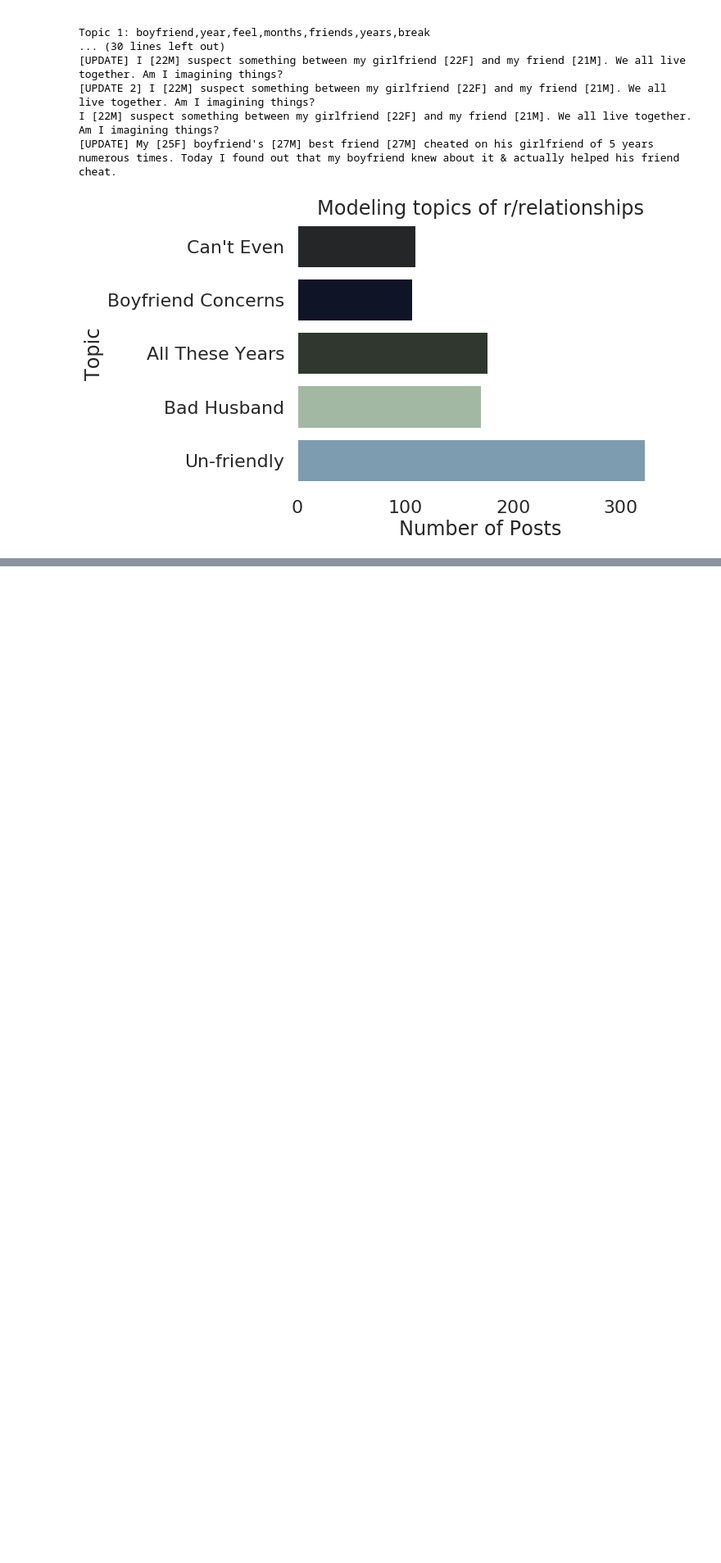
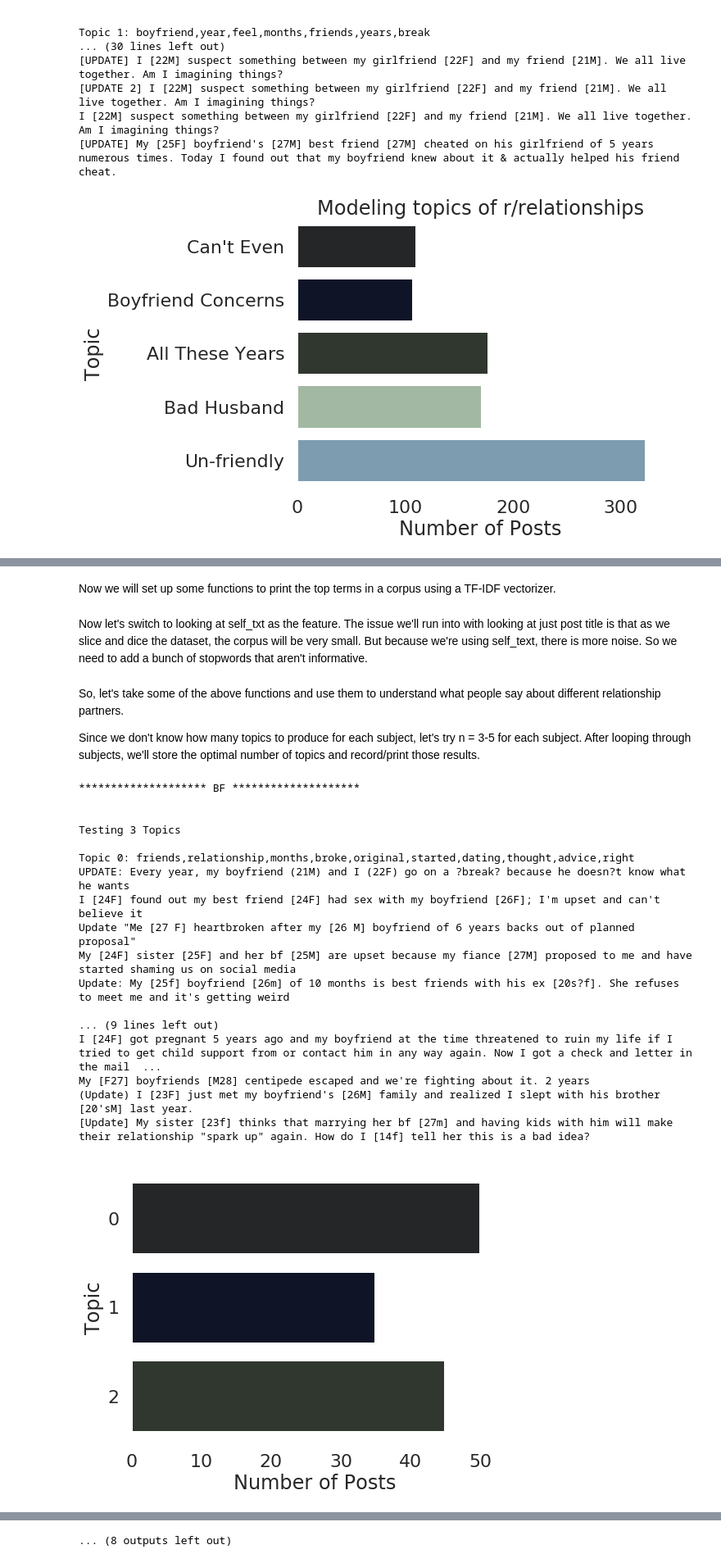
Before and after one commit to josh-ashkinaze/Reddit-Relationships-Analysis, a Jupyter notebook: Reddit_Relationships.ipynb, the cells around one changed output, grey strips where cells are left out. Shown at 82% size. Cells and saved outputs as stored; diff of their text form; code cells hidden in the pictures; blank space fills up the shorter version.

```diff
--- a/Reddit_Relationships.ipynb
+++ b/Reddit_Relationships.ipynb
@@ -548,0 +478,2 @@ clean_settings = {
+# %% [markdown]
+ Now we will set up some functions to print the top terms in a corpus using a TF-IDF vectorizer.
@@ -548,0 +520,2 @@ clean_settings = {
+# %% [markdown]
+Now let's switch to looking at self_txt as the feature. The issue we'll run into with looking at just post title is that as we slice and dice the dataset, the corpus will be very small. But because we're using self_text, there is more noise. So we need to add a bunch of stopwords that aren't informative.
@@ -548,0 +556,42 @@ clean_settings = {
+# %% [markdown]
+So, let's take some of the above functions and use them to understand what people say about different relationship partners.
+
+Since we don't know how many topics to produce for each subject, let's try n = 3-5 for each subject. After looping through subjects, we'll store the optimal number of topics and record/print those results.
+# %%
+# Loop through subjects, and test a different number of topics.
+
+
+n_topics = [3, 4, 5]
+topic_settings['n_top_words'] = 10
+topic_settings['n_top_docs'] = 5
+topic_settings['ngram'] = [1,1]
+
+for subj in ("BF", "Husband", "Wife", "GF"):
+  print( "*"*20, subj.upper(), "*"*20, "\n \n")
+  mydf = df.loc[(df['subj'] == subj)]
+  docs = mydf['self_txt'].tolist()
+  clean_docs = preprocess(docs, clean_settings)
+  for n in n_topics:
+    print("Testing {} Topics \n".format(n))
+    topic_settings['n_topics'] = n
+    W, H = make_topics(mydf, clean_docs, topic_settings)
+    print_topic_dist(W)
+# %% [output]
+******************** BF ********************
+
+
+Testing 3 Topics
+
+Topic 0: friends,relationship,months,broke,original,started,dating,thought,advice,right
+UPDATE: Every year, my boyfriend (21M) and I (22F) go on a ?break? because he doesn?t know what he wants
+I [24F] found out my best friend [24F] had sex with my boyfriend [26F]; I'm upset and can't believe it
+Update "Me [27 F] heartbroken after my [26 M] boyfriend of 6 years backs out of planned proposal"
+My [24F] sister [25F] and her bf [25M] are upset because my fiance [27M] proposed to me and have started shaming us on social media
+Update: My [25f] boyfriend [26m] of 10 months is best friends with his ex [20s?f]. She refuses to meet me and it's getting weird
+
+... (9 lines left out)
+I [24F] got pregnant 5 years ago and my boyfriend at the time threatened to ruin my life if I tried to get child support from or contact him in any way again. Now I got a check and letter in the mail  ...
+My [F27] boyfriends [M28] centipede escaped and we're fighting about it. 2 years
+(Update) I [23F] just met my boyfriend's [26M] family and realized I slept with his brother [20'sM] last year.
+[Update] My sister [23f] thinks that marrying her bf [27m] and having kids with him will make their relationship "spark up" again. How do I [14f] tell her this is a bad idea?
+[figure, added]
@@ -549 +688,2 @@ clean_settings = {
+... (8 outputs left out)
 # %%
```
Also changed, not shown: parts of 9 cells of this notebook.
